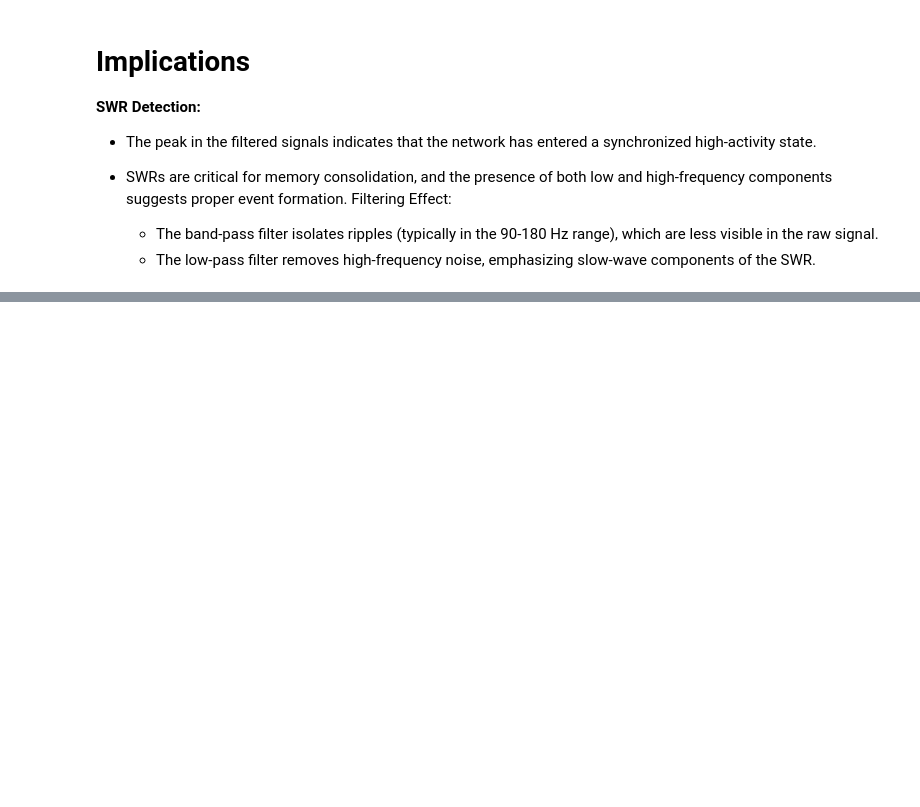
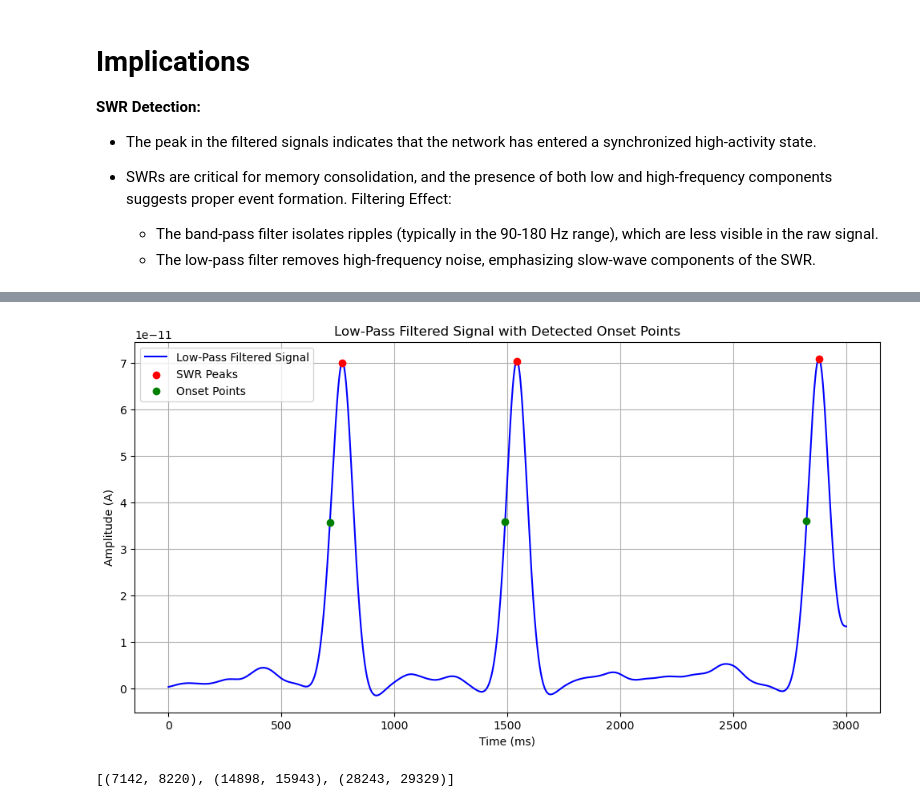
Before and after one commit to SHK-89/MNS_FinalProject, a Jupyter notebook: SWR_project.ipynb, the cells around one changed output, grey strips where cells are left out. Cells and saved outputs as stored; diff of their text form; code cells hidden in the pictures; blank space fills up the shorter version.

```diff
--- a/SWR_project.ipynb
+++ b/SWR_project.ipynb
@@ -526,0 +593,57 @@ print(peak_values)
+# %%
+# Plot the low-pass filtered signal with detected onset points
+plt.figure(figsize=(12, 6))
+plt.plot(current_monitor.t / ms, low_pass / amp, label='Low-Pass Filtered Signal', color='blue')
+
+# Overlay peaks and onset points on the signal
+plt.scatter(current_monitor.t[swr_peaks] / ms, low_pass[swr_peaks] / amp, color='red', label='SWR Peaks', zorder=3)
+plt.scatter(current_monitor.t[onset_points] / ms, low_pass[onset_points] / amp, color='green', label='Onset Points', zorder=3)
+
+# Add labels and title
+plt.xlabel('Time (ms)')
+plt.ylabel('Amplitude (A)')
+plt.title('Low-Pass Filtered Signal with Detected Onset Points')
+plt.legend()
+plt.grid(True)
+plt.show()
+# %% [output]
+[figure, added]
+# %%
+def find_event_boundaries(seq, peaks, indices, baseline_window_low, baseline_window_high, dt):
+    """Find the start and end times of sharp wave events."""
+
+    # Step 1: Calculate baselines for each event
+    baselines = []
+    for peak_index in indices:
+        # Ensure baseline window is within bounds
+        baseline_start = max(0, int(peak_index - baseline_window_low / dt))
+        baseline_end = max(0, int(peak_index - baseline_window_high / dt))
+        mean_baseline = np.average(seq[baseline_start:baseline_end])
+        baselines.append(mean_baseline)
+
+    global_baseline = np.mean(baselines)
+
+    # Step 2: Find start and end points for each event
+    event_boundaries = []
+    for idx, peak in enumerate(peaks):
+        # Calculate half maximum
+        fwhm = np.mean([peak, global_baseline])
+
+        # **Find the start of the event**: Search backwards from the peak
+        start_idx = indices[idx]
+        while start_idx > 0 and seq[start_idx] > fwhm:
+            start_idx -= 1
+
+        # **Find the end of the event**: Search forwards from the peak
+        end_idx = indices[idx]
+        while end_idx < len(seq) and seq[end_idx] > fwhm:
+            end_idx += 1
+
+        # Store the boundaries
+        event_boundaries.append((start_idx, end_idx))
+
+    return event_boundaries
+event_boundaries = find_event_boundaries(low_pass, peaks, indx, 200, 100, delta_t)
+print(event_boundaries)
+# %% [output]
+[(7142, 8220), (14898, 15943), (28243, 29329)]
```
Also changed, not shown: parts of 10 cells of this notebook.
